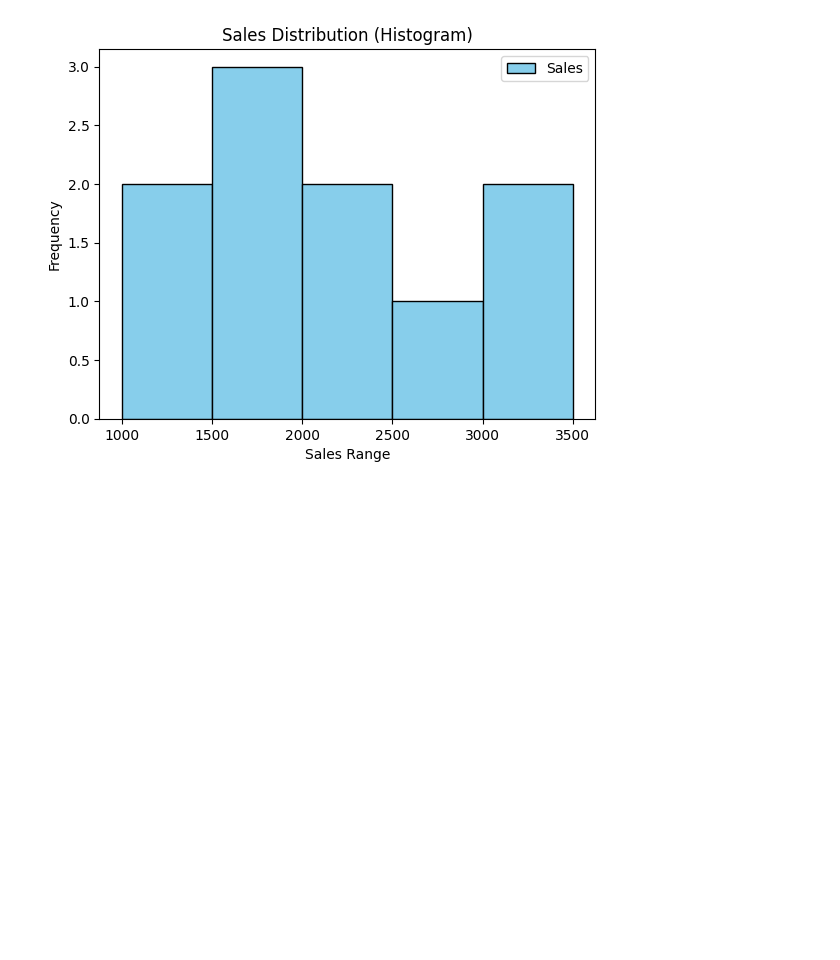
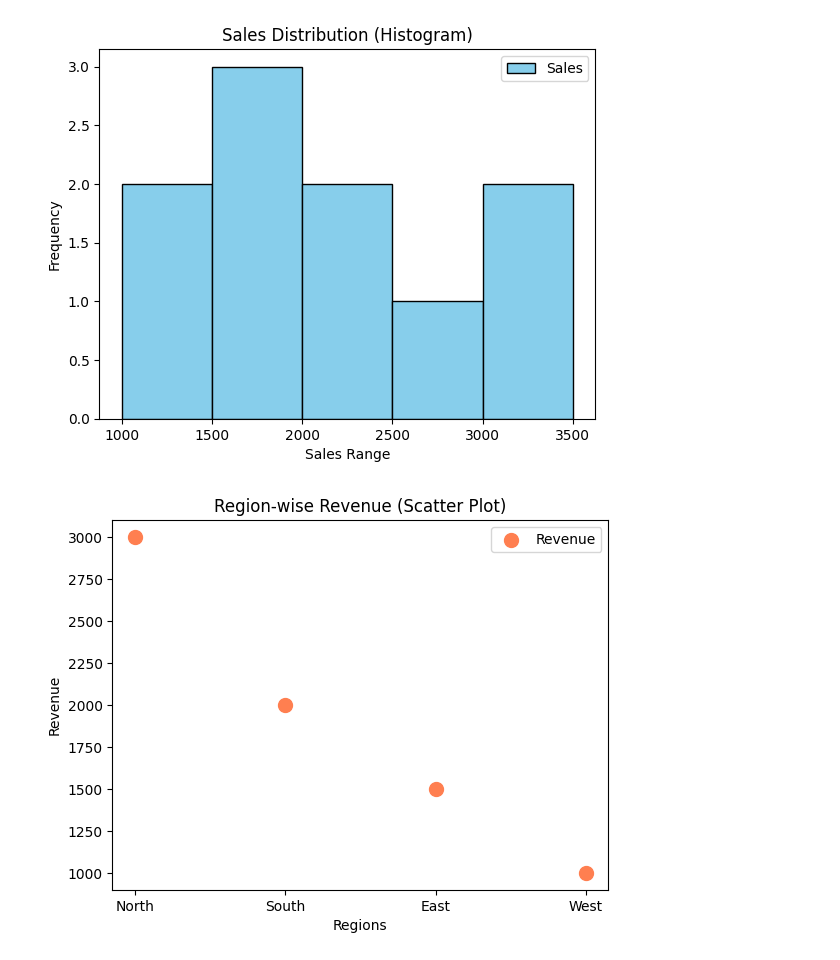
Before and after one commit to sangitgyawali/learning_matplotlib, a Jupyter notebook: plotfunctions.ipynb, the cells around one changed output. Saved outputs shown, nothing was run; the diff lists cells and outputs as text; code cells hidden in the pictures; blank space fills up the shorter version.

Commit message:
Plotting Sattered Data

```diff
--- a/plotfunctions.ipynb
+++ b/plotfunctions.ipynb
@@ -60,3 +60,20 @@ plt.legend(['Sales'])
 plt.show()
 # %% [output]
 [figure]
+# %%
+import matplotlib.pyplot as plt
+
+regions = ['North', 'South', 'East', 'West']
+revenue = [3000, 2000, 1500, 1000]
+
+x = [1, 2, 3, 4]
+
+plt.scatter(x, revenue, color='coral', marker='o', s=100)
+plt.xlabel('Regions')
+plt.ylabel('Revenue')
+plt.title('Region-wise Revenue (Scatter Plot)')
+plt.xticks(x, regions)
+plt.legend(['Revenue'])
+plt.show()
+# %% [output]
+[figure, added]
```
